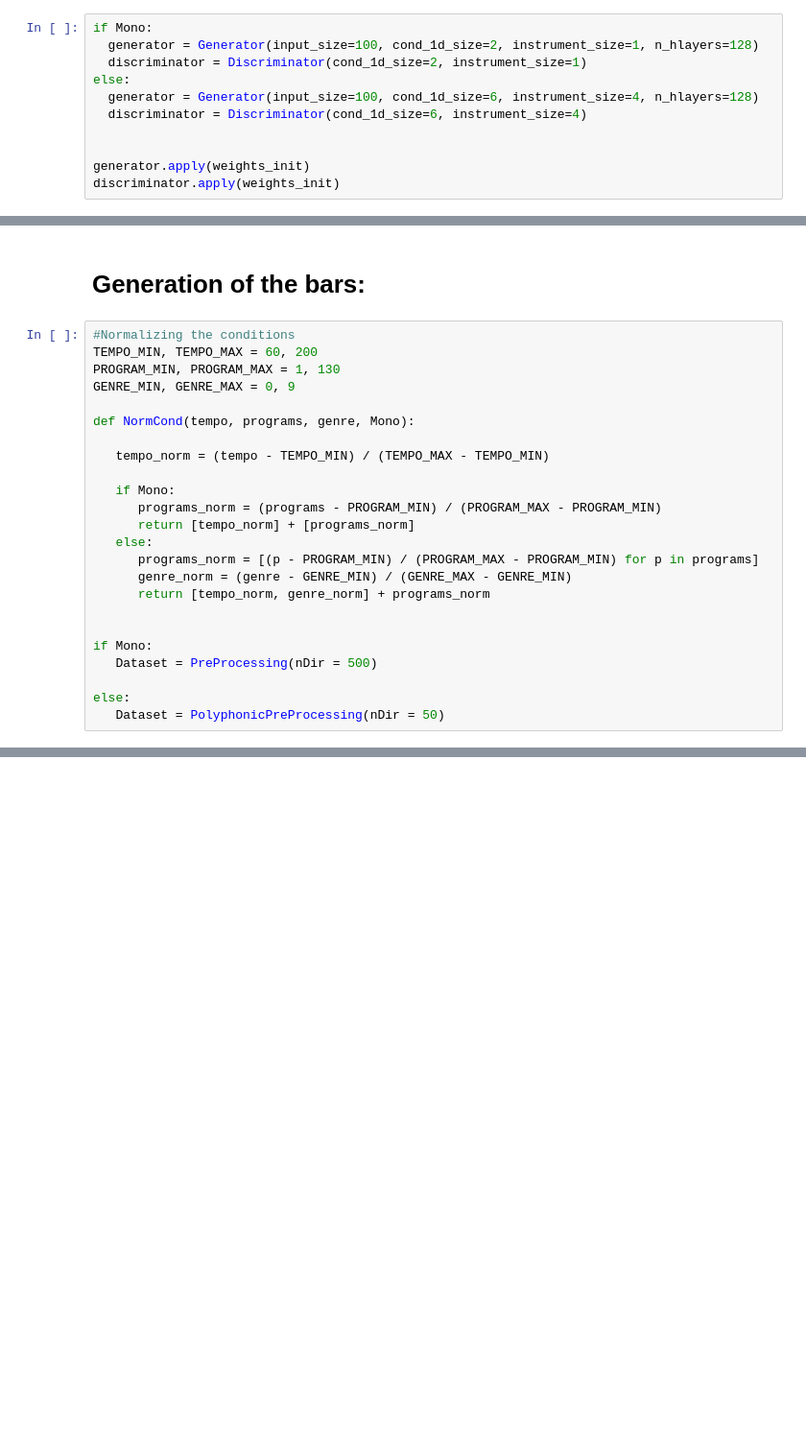
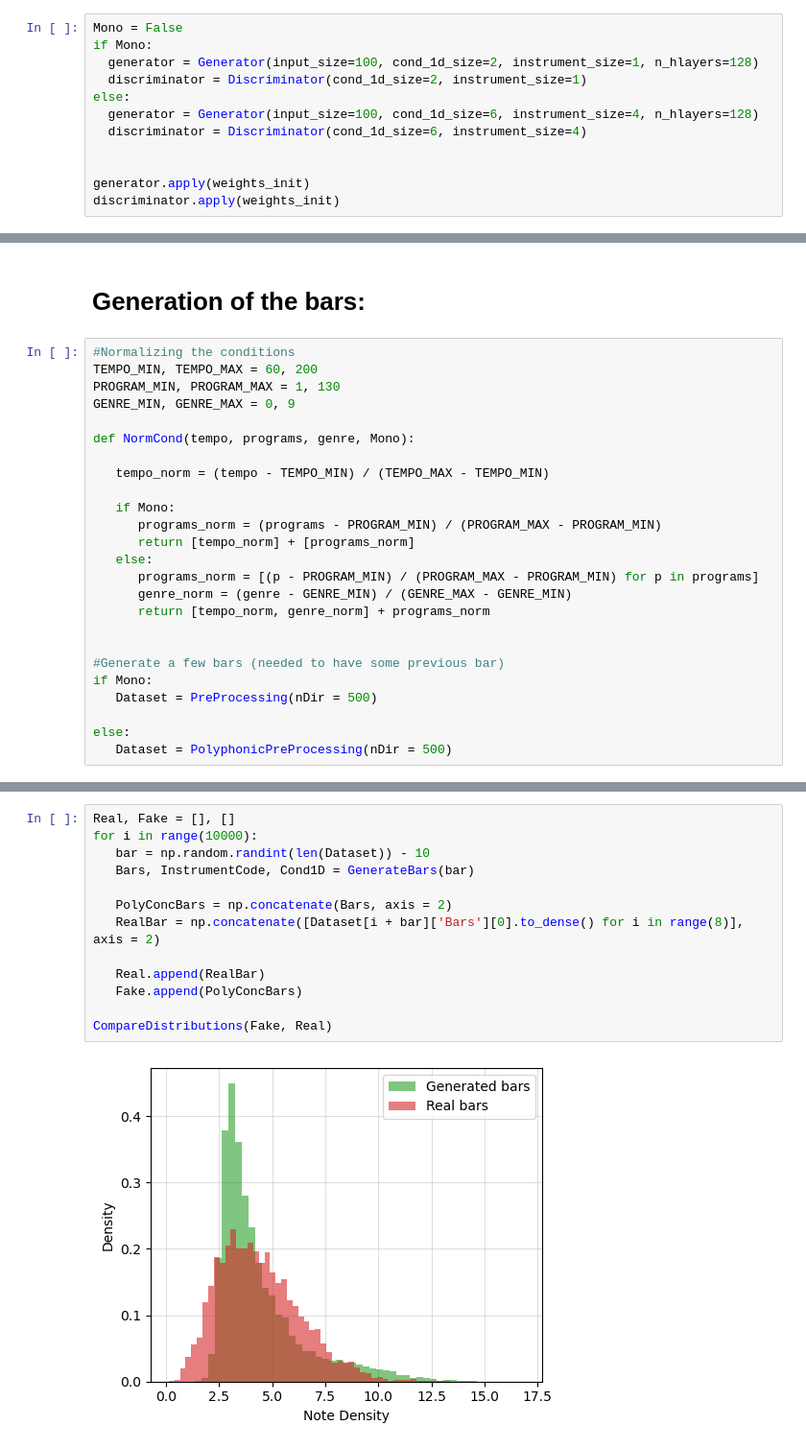
Before and after one commit to FrancescoLR02/MusicGenerator_Project, a Jupyter notebook: MusicGenerator.ipynb, the cells around one changed output, grey strips where cells are left out. Shown at 96% size. Cells and saved outputs as stored; diff of their text form; blank space fills up the shorter version.

```diff
--- a/MusicGenerator.ipynb
+++ b/MusicGenerator.ipynb
@@ -475,6 +475,7 @@ def weights_init(m):
 # %% [markdown]
 ### Creation of Generator and Discriminator:
 # %%
+Mono = False
 if Mono:
   generator = Generator(input_size=100, cond_1d_size=2, instrument_size=1, n_hlayers=128)
   discriminator = Discriminator(cond_1d_size=2, instrument_size=1)
@@ -749,9 +750,10 @@ def NormCond(tempo, programs, genre, Mono):
       return [tempo_norm, genre_norm] + programs_norm
 
 
+#Generate a few bars (needed to have some previous bar)
 if Mono:
    Dataset = PreProcessing(nDir = 500)
 
 else:
-   Dataset = PolyphonicPreProcessing(nDir = 50)
+   Dataset = PolyphonicPreProcessing(nDir = 500)
 # %% [output]
@@ -846,0 +858,15 @@ else:
+# %%
+Real, Fake = [], []
+for i in range(10000):
+   bar = np.random.randint(len(Dataset)) - 10
+   Bars, InstrumentCode, Cond1D = GenerateBars(bar)
+
+   PolyConcBars = np.concatenate(Bars, axis = 2)
+   RealBar = np.concatenate([Dataset[i + bar]['Bars'][0].to_dense() for i in range(8)], axis = 2)
+
+   Real.append(RealBar)
+   Fake.append(PolyConcBars)
+
+CompareDistributions(Fake, Real)
+# %% [output]
+[figure, added]
```
Also changed, not shown: parts of 11 cells of this notebook, 11 other files.
